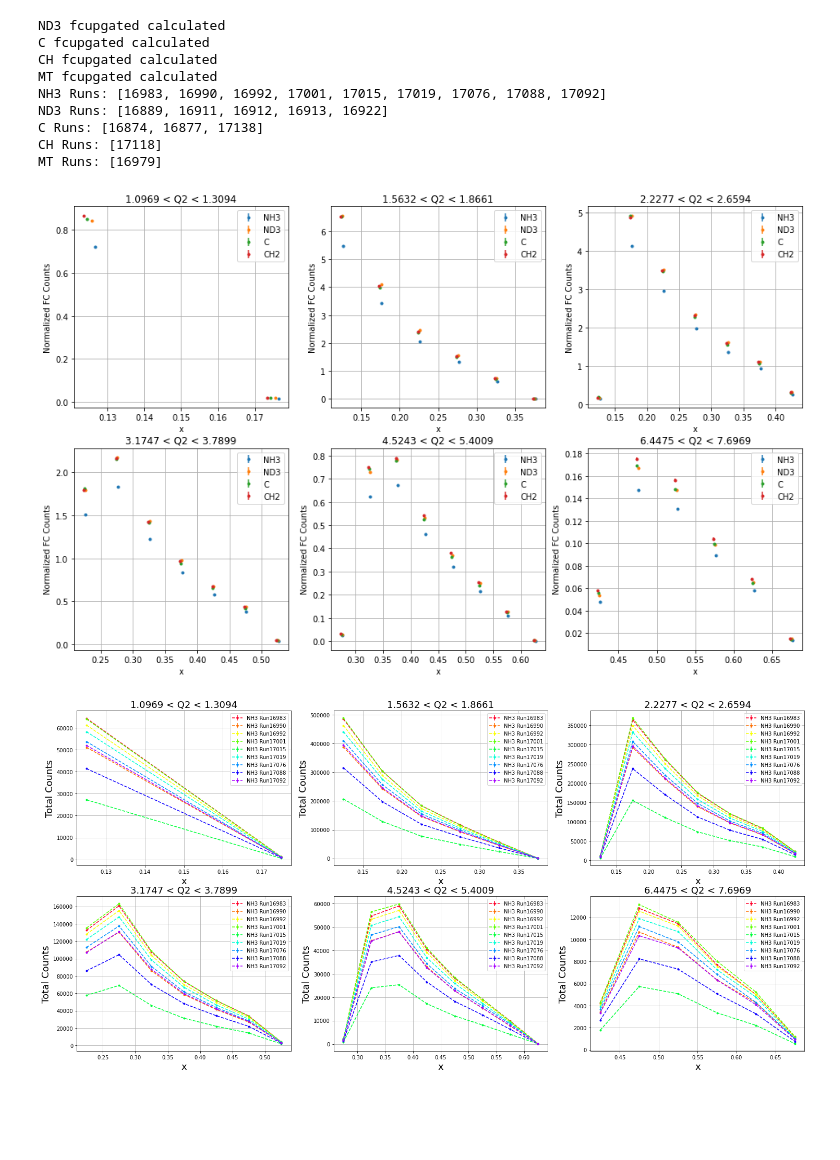
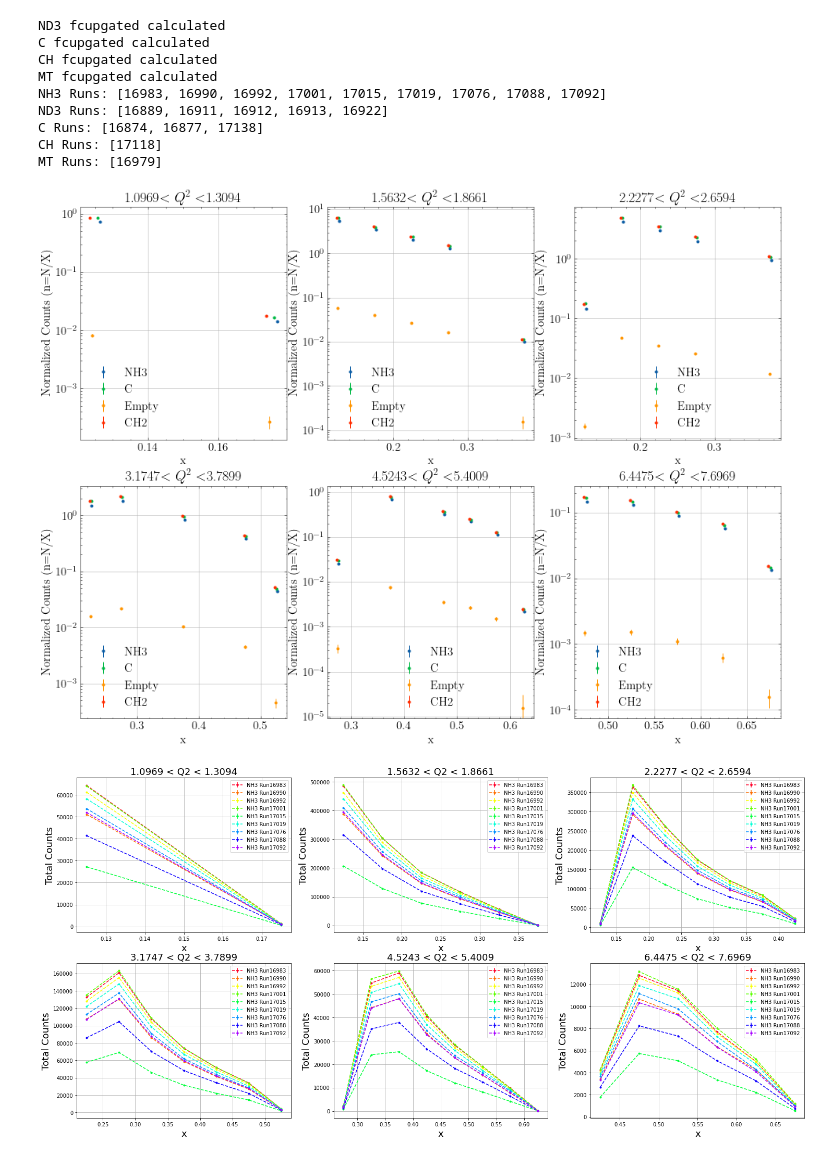
Before and after one commit to Gregtom3/CLAS12Analysis, a Jupyter notebook: macros/analysis/rg-c/dilutionfactors.ipynb, the cells around one changed output. Saved outputs shown, nothing was run; the diff lists cells and outputs as text; code cells hidden in the pictures; blank space fills up the shorter version.

```diff
--- a/macros/analysis/rg-c/dilutionfactors.ipynb
+++ b/macros/analysis/rg-c/dilutionfactors.ipynb
@@ -43,8 +48,6 @@ np.unique(df_out.Q2min)
 array([1.0969, 1.3094, 1.5632, 1.8661, 2.2277, 2.6594, 3.1747, 3.7899,
        4.5243, 5.4009, 6.4475, 7.6969, 9.1884])
 # %%
-idx=7
-df_tmp = df_out[df_out.Q2min==q2min]
 fig,axs=plt.subplots(2,3,figsize=(16,10))
 for i,idx in enumerate([0,2,4,6,8,10]):
     r=int(np.floor(i/3))
@@ -52,8 +55,12 @@ for i,idx in enumerate([0,2,4,6,8,10]):
     q2min = np.unique(df_out.Q2min)[idx]
     q2max = np.unique(df_out.Q2max)[idx]
     df_tmp = df_out[df_out.Q2min==q2min]
-    axs[r,c].plot((df_tmp.xmin+df_tmp.xmax)/2,df_tmp.df_NH3,"o--",label="NH3",)
-    axs[r,c].plot((df_tmp.xmin+df_tmp.xmax)/2,df_tmp.df_ND3,"o--",label="ND3")
+    #if((r==0)&(c==2) or (r==1)&(c==0)):
+    #    axs[r,c].errorbar((df_tmp.xmin[1:-1]+df_tmp.xmax[1:-1])/2,df_tmp.df_NH3[1:-1],yerr=df_tmp.df_err_NH3[1:-1],fmt="o--",label="NH3")
+    #    axs[r,c].errorbar((df_tmp.xmin[1:-1]+df_tmp.xmax[1:-1])/2,df_tmp.df_ND3[1:-1],yerr=df_tmp.df_err_ND3[1:-1],fmt="o--",label="ND3")
+    #else:
+    axs[r,c].errorbar((df_tmp.xmin+df_tmp.xmax)/2,df_tmp.df_NH3,yerr=df_tmp.df_err_NH3,fmt="o--",label="NH3")
+    axs[r,c].errorbar((df_tmp.xmin+df_tmp.xmax)/2,df_tmp.df_ND3,yerr=df_tmp.df_err_ND3,fmt="o--",label="ND3")
     axs[r,c].set_xlabel("x")
     axs[r,c].set_ylabel("Dilution Factor")
     axs[r,c].set_title("{} < Q2 < {}".format(q2min,q2max))
@@ -63,15 +70,16 @@ for i,idx in enumerate([0,2,4,6,8,10]):
 # %%
-fig,axs=plt.subplots(2,3,figsize=(16,10))
+fig,axs=plt.subplots(2,3,figsize=(16,16),dpi=150)
 for i,idx in enumerate([0,2,4,6,8,10]):
     r=int(np.floor(i/3))
     c=int(i%3)
     q2min = np.unique(df_out.Q2min)[idx]
     q2max = np.unique(df_out.Q2max)[idx]
     df_tmp = df_out[df_out.Q2min==q2min]
-    axs[r,c].errorbar((df_tmp.xmin+df_tmp.xmax)/2+0.0015,df_tmp.n_NH3,yerr=np.sqrt(df_tmp.N_NH3)/df_tmp.fcupgated_NH3,fmt=".",label="NH3")
-    axs[r,c].errorbar((df_tmp.xmin+df_tmp.xmax)/2+0.00075,df_tmp.n_ND3,yerr=np.sqrt(df_tmp.N_ND3)/df_tmp.fcupgated_ND3,fmt=".",label="ND3")
-    axs[r,c].errorbar((df_tmp.xmin+df_tmp.xmax)/2-0.00075,df_tmp.n_C,yerr=np.sqrt(df_tmp.N_C)/df_tmp.fcupgated_C,fmt=".",label="C")
-    axs[r,c].errorbar((df_tmp.xmin+df_tmp.xmax)/2-0.0015,df_tmp.n_CH,yerr=np.sqrt(df_tmp.N_CH)/df_tmp.fcupgated_CH,fmt=".",label="CH2")
+    axs[r,c].errorbar((df_tmp.xmin+df_tmp.xmax)/2+0.0016,df_tmp.n_NH3,yerr=np.sqrt(df_tmp.N_NH3)/df_tmp.fcupgated_NH3,fmt=".",label="NH3")
+    axs[r,c].errorbar((df_tmp.xmin+df_tmp.xmax)/2+0.0008,df_tmp.n_ND3,yerr=np.sqrt(df_tmp.N_ND3)/df_tmp.fcupgated_ND3,fmt=".",label="ND3")
+    axs[r,c].errorbar((df_tmp.xmin+df_tmp.xmax)/2,df_tmp.n_C,yerr=np.sqrt(df_tmp.N_C)/df_tmp.fcupgated_C,fmt=".",label="C")
+    axs[r,c].errorbar((df_tmp.xmin+df_tmp.xmax)/2+0.0008,df_tmp.n_CH,yerr=np.sqrt(df_tmp.N_CH)/df_tmp.fcupgated_CH,fmt=".",label="CH2")
+    axs[r,c].errorbar((df_tmp.xmin+df_tmp.xmax)/2+0.00016,df_tmp.n_MT,yerr=np.sqrt(df_tmp.N_MT)/df_tmp.fcupgated_MT,fmt=".",label="Empty")
     axs[r,c].set_xlabel("x")
     axs[r,c].set_ylabel("Normalized FC Counts")
     axs[r,c].set_title("{} < Q2 < {}".format(q2min,q2max))
@@ -96,24 +104,25 @@ C Runs: [16874, 16877, 17138]
 CH Runs: [17118]
 MT Runs: [16979]
 # %%
-fig,axs=plt.subplots(2,3,figsize=(16,10))
+fig,axs=plt.subplots(2,3,figsize=(16,12))
 for i,idx in enumerate([0,2,4,6,8,10]):
     r=int(np.floor(i/3))
     c=int(i%3)
     q2min = np.unique(df_out.Q2min)[idx]
     q2max = np.unique(df_out.Q2max)[idx]
     df_tmp = df_out[df_out.Q2min==q2min]
     axs[r,c].errorbar((df_tmp.xmin+df_tmp.xmax)/2+0.0015,df_tmp.n_NH3,yerr=np.sqrt(df_tmp.N_NH3)/df_tmp.fcupgated_NH3,fmt=".",label="NH3")
-    axs[r,c].errorbar((df_tmp.xmin+df_tmp.xmax)/2+0.00075,df_tmp.n_ND3,yerr=np.sqrt(df_tmp.N_ND3)/df_tmp.fcupgated_ND3,fmt=".",label="ND3")
-    axs[r,c].errorbar((df_tmp.xmin+df_tmp.xmax)/2-0.00075,df_tmp.n_C,yerr=np.sqrt(df_tmp.N_C)/df_tmp.fcupgated_C,fmt=".",label="C")
+    axs[r,c].errorbar((df_tmp.xmin+df_tmp.xmax)/2+0.00075,df_tmp.n_C,yerr=np.sqrt(df_tmp.N_C)/df_tmp.fcupgated_C,fmt=".",label="C")
+    axs[r,c].errorbar((df_tmp.xmin+df_tmp.xmax)/2-0.00075,df_tmp.n_MT,yerr=np.sqrt(df_tmp.N_MT)/df_tmp.fcupgated_MT,fmt=".",label="Empty")
     axs[r,c].errorbar((df_tmp.xmin+df_tmp.xmax)/2-0.0015,df_tmp.n_CH,yerr=np.sqrt(df_tmp.N_CH)/df_tmp.fcupgated_CH,fmt=".",label="CH2")
     axs[r,c].set_xlabel("x")
-    axs[r,c].set_ylabel("Normalized FC Counts")
-    axs[r,c].set_title("{} < Q2 < {}".format(q2min,q2max))
+    axs[r,c].set_ylabel("Normalized Counts (n=N/X)")
+    axs[r,c].set_title("{}".format(q2min)+"$ < Q^{2} < $"+"{}".format(q2max))
     axs[r,c].legend()
+    axs[r,c].set_yscale("log")
     axs[r,c].grid()
 # %% [output]
-[figure, old version]
+[figure, new version]
 # %%
 fig,axs=plt.subplots(2,3,figsize=(25,12))
 NH3_runs = [16983,16990,16992,17001,17015,17019,17076,17088,17092]
```
Also changed, not shown: parts of 19 cells of this notebook, 38 other files.
